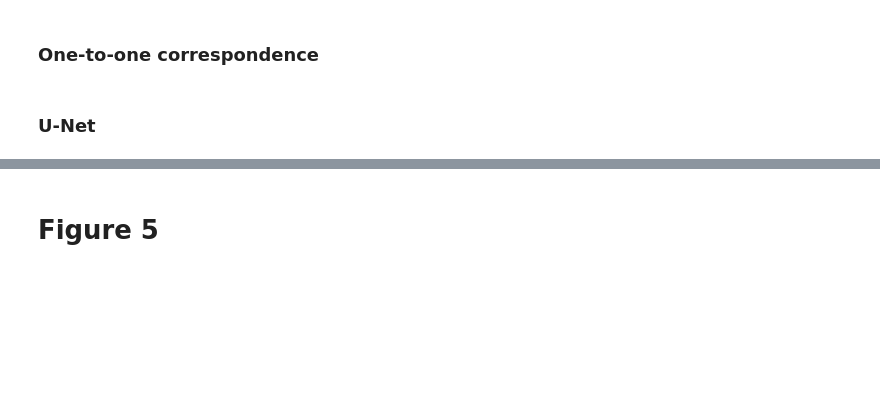
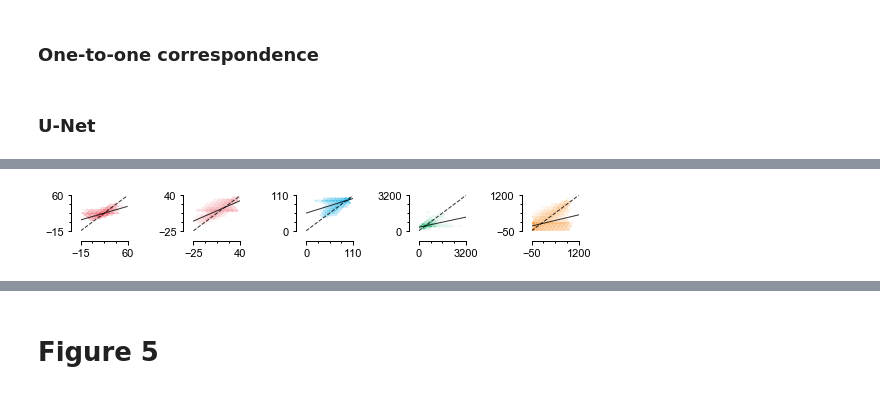
Before and after one commit to ataraxno/tabular_imputation_UNet, a Jupyter notebook: 0_figure_factory.ipynb, the cells around one changed output, grey strips where cells are left out. Drawn from its saved outputs; the diff is of its cells as text; code cells hidden in the pictures; blank space fills up the shorter version.

```diff
--- a/0_figure_factory.ipynb
+++ b/0_figure_factory.ipynb
@@ -530,0 +463,80 @@ for SIZE in [50]:
+# %%
+ORI_DIRECTORY = './results/'
+file_list = os.listdir(ORI_DIRECTORY)
+ori_dataset_list = [file for file in file_list if file.startswith('original') and file.endswith('UNet.csv')]
+ori_dataset_list.sort()
+# %%
+RES_DIRECTORY = './results/'
+file_list = os.listdir(RES_DIRECTORY)
+res_dataset_list = [file for file in file_list if file.startswith('recovered') and file.endswith('UNet.csv')]
+res_dataset_list.sort()
+# %%
+for SIZE in [5, 10]:
+    plot_labels = {}
+    plot_preds = {}
+    raw_df = pd.read_csv('../data/pap/PF_0000587_pap_env.csv', index_col='MEAS_DATE')
+    for COL in raw_df.columns:
+        plot_labels[COL] = []
+        plot_preds[COL] = []
+    for original, recovery in zip([_ for _ in ori_dataset_list if '0.30' in _], [_ for _ in res_dataset_list if '0.30p_%d_' % SIZE in _]):
+        raw = [_ for _ in raw_dataset_list if original.split('_')[3] in _][0]
+        raw_df = pd.read_csv('../data/%s' % raw, index_col='MEAS_DATE')
+        ori_df = pd.read_csv('./results/%s' % original, index_col='MEAS_DATE')[(SIZE+1):-(SIZE+1)]
+        try:
+            res_df = pd.read_csv('./results/%s' % recovery, index_col='Unnamed: 0')
+        except ValueError:
+            res_df = pd.read_csv('./results/%s' % recovery, index_col='MEAS_DATE')
+        raw_df.index = pd.DatetimeIndex(raw_df.index)
+        ori_df.index = pd.DatetimeIndex(ori_df.index)
+        res_df.index = pd.DatetimeIndex(res_df.index)
+
+        raw_df = raw_df.where(ori_df.isnull())
+        res_df = res_df.mask(raw_df.isnull())
+
+        for COL in raw_df.columns:
+            if len(res_df[COL].dropna()) == 0:
+                continue
+            else:
+                plot_labels[COL].extend(raw_df[COL].dropna().values)
+                plot_preds[COL].extend(res_df[COL].dropna().values)
+
+    fig = plt.figure(figsize=fig_size)
+    grid = plt.GridSpec(1,5)
+    for i in range(5):
+        target_label = np.array(plot_labels[raw_df.columns[i]]).reshape(-1, 1)
+        target_pred = np.array(plot_preds[raw_df.columns[i]]).reshape(-1, 1)
+
+        ax = plt.subplot(grid[i])
+        ax.spines['right'].set_visible(False)
+        ax.spines['left'].set_position(('outward', 10))
+        ax.spines['bottom'].set_position(('outward', 10))
+        x_linear = np.arange(bounds[i][0], bounds[i][1])
+        y_linear = x_linear
+        regr = linear_model.LinearRegression()
+        regr.fit(target_label, target_pred)
+        Yp = regr.predict(target_label)
+        reg_x = np.arange(bounds[i][0], bounds[i][1]).reshape(-1, 1)
+        reg_y = reg_x*regr.coef_ + regr.intercept_
+
+        reg_line = ax.plot(reg_x, reg_y, 'k-', linewidth=1, alpha=0.8)
+        linear = ax.plot(x_linear, y_linear, 'k--', linewidth=1, alpha=0.8)
+
+        ax.hexbin(target_label, target_pred, linewidth=(0,), mincnt=MC, edgecolors='w', gridsize=GS, norm=mcolors.LogNorm(), cmap=colmaps[i])
+#         ax.scatter(target_label, target_pred, linewidths=0.1, edgecolor='k', c=cmap[i], s=4, alpha=1, rasterized=True)
+#         ax.hist2d(target_label[:, 0], target_pred[:, 0], bins=(20, 20), norm=mcolors.LogNorm(), cmap=colmaps[i])
+        ax.set_xbound(bounds[i])
+        ax.set_ybound(bounds[i])
+        ax.xaxis.set_major_locator(LinearLocator(M_locators[i]))
+        ax.xaxis.set_minor_locator(LinearLocator(m_locators[i]))
+        ax.yaxis.set_major_locator(LinearLocator(M_locators[i]))
+        ax.yaxis.set_minor_locator(LinearLocator(m_locators[i]))
+        print(r2_score(target_label, target_pred))
+        print(np.sqrt(mean_squared_error(target_label, target_pred)))
+        print(regr.coef_, regr.intercept_)
+        print()
+
+    fig.tight_layout()
+    plt.subplots_adjust(hspace=0.05)
+    fig.savefig('./figures/Fig4_UNet_%d.svg' % SIZE, transparent=True, format='svg')
+    plt.show()
+# %% [output]
@@ -530,0 +562 @@ for SIZE in [50]:
+[figure, added]
```
Also changed, not shown: parts of 67 cells of this notebook, 19 other files.
